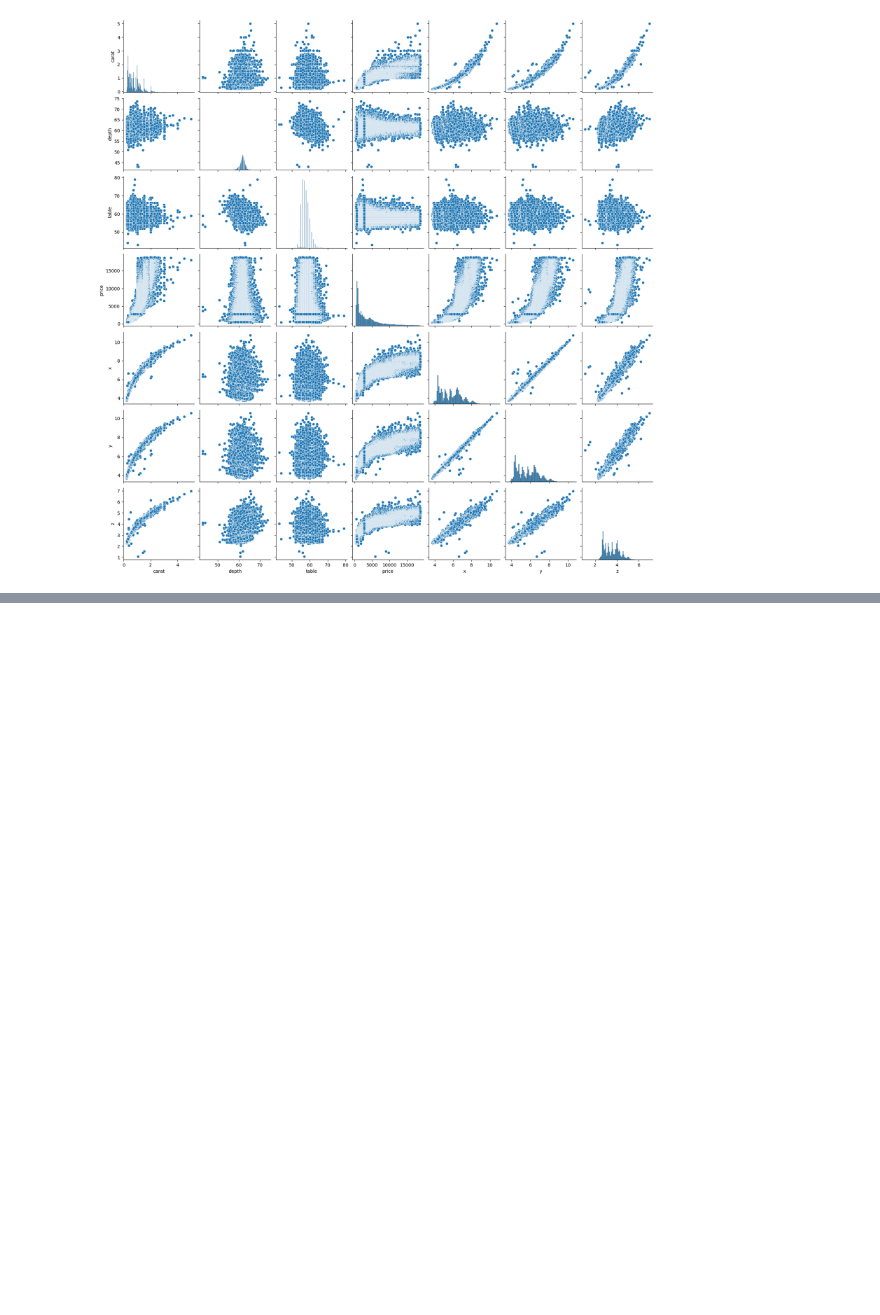
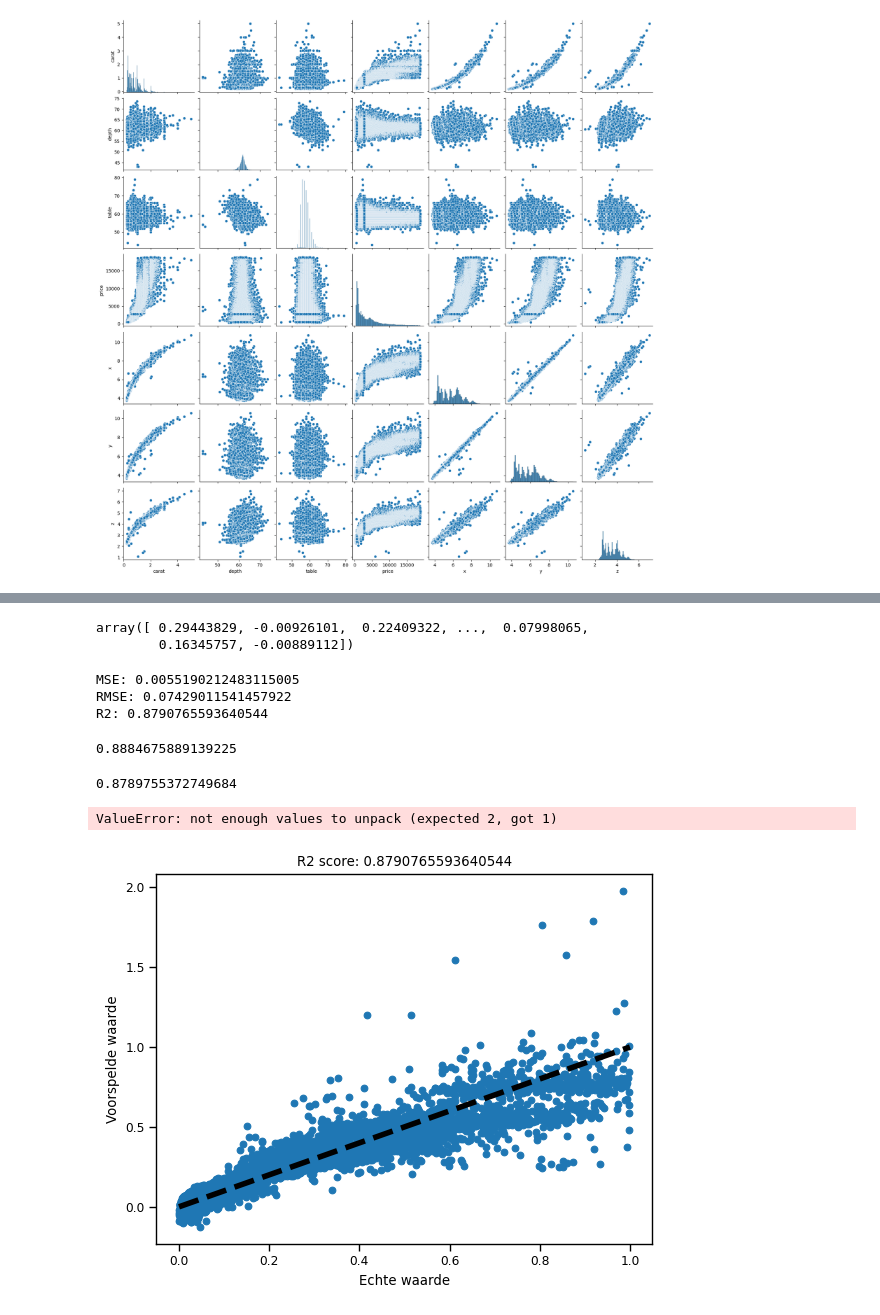
Before and after one commit to MaxSmeets/pi7, a Jupyter notebook: pi7.ipynb, the cells around one changed output, grey strips where cells are left out. Saved outputs shown, nothing was run; the diff lists cells and outputs as text; code cells hidden in the pictures; blank space fills up the shorter version.

```diff
--- a/pi7.ipynb
+++ b/pi7.ipynb
@@ -257,0 +293,4 @@ sns.pairplot(df)
+# %%
+features = df.loc[:, df.columns != 'price']
+target = df['price']
+features.head()
@@ -257,0 +304,57 @@ sns.pairplot(df)
+# %%
+features_train, features_test, target_train, target_test = train_test_split(features, target, train_size=0.8)
+# %%
+##Inladen LR
+model = LinearRegression()
+model.fit(features_train, target_train)
+##Target_pred variabele maken
+target_pred = model.predict(features_test)
+target_pred
+# %% [output]
+array([ 0.29443829, -0.00926101,  0.22409322, ...,  0.07998065,
+        0.16345757, -0.00889112])
+# %%
+##Mean Squared Error
+print('MSE:', mean_squared_error(target_test, target_pred))
+##Root Mean Squared Error
+print('RMSE:', mean_squared_error(target_test, target_pred, squared = False))
+##R2 Score
+print("R2:", r2_score(target_test, target_pred))
+# %% [output]
+MSE: 0.0055190212483115005
+RMSE: 0.07429011541457922
+R2: 0.8790765593640544
+# %%
+##Bekijken of de training overfitted is, indien we een hoge R2 score krijgen.
+target_train_pred = model.predict(features_train)
+r2_score(target_train, target_train_pred)
+# %% [output]
+0.8884675889139225
+# %%
+##Adjusted R2 score
+r2 = r2_score(target_test, target_pred)
+n = len(target_test)
+k = len(features_test.columns)
+#Uitrekenen Adj R2
+adj_r2_score = 1-(((1-r2)*(n-1))/(n-k-1))
+adj_r2_score
+# %% [output]
+0.8789755372749684
+# %%
+##Maken van scatterplot R2 Actual vs Predicted
+fig, ax = plt.subplots()
+ax.scatter(target_test, target_pred)
+ax.plot([target.min(), target.max()], [target.min(), target.max()], 'k--',
+lw=4)
+ax.set_xlabel('Echte waarde')
+ax.set_ylabel('Voorspelde waarde')
+ax.set_title('R2 score: ' + str(r2_score(target_test, target_pred)))
+#regression line
+target_test, target_pred = target_test.values.reshape(-1,1),
+target_pred.values.reshape(-1,1)
+ax.plot(target_test, LinearRegression().fit(target_test,
+target_pred).predict(target_test))
+plt.show()
+# %% [output]
+ValueError: not enough values to unpack (expected 2, got 1)
+[figure, added]
```
Also changed, not shown: parts of 17 cells of this notebook.
